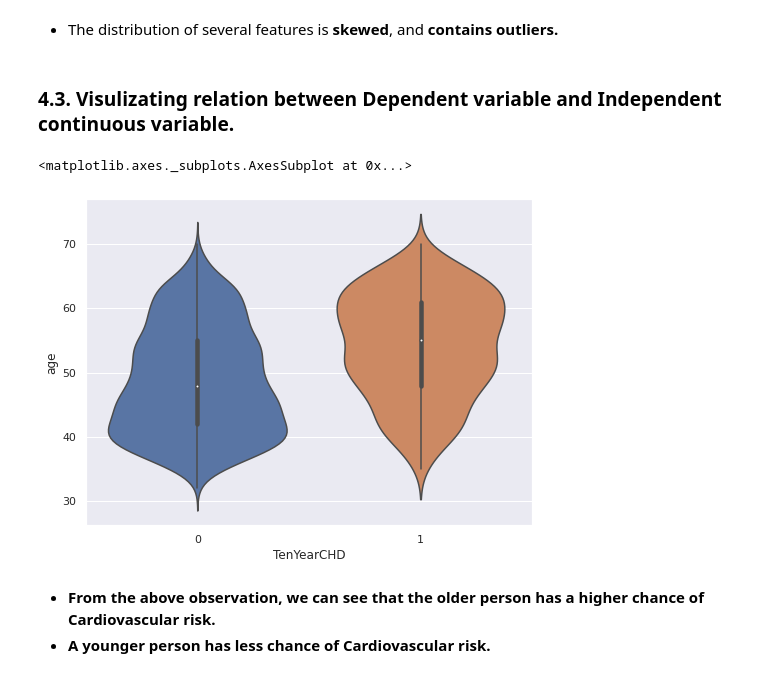
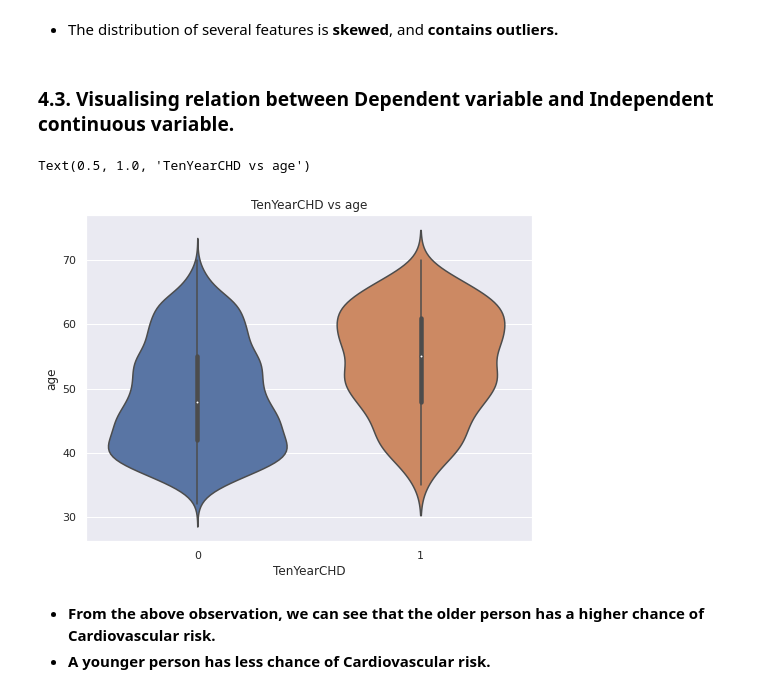
Before and after one commit to vir097/Cardiovascular-Risk-Prediction--Viral-Shewale, a Jupyter notebook: Cardiovascular_risk_prediction_Viral_Shewale.ipynb, the cells around one changed output. Saved outputs shown, nothing was run; the diff lists cells and outputs as text; code cells hidden in the pictures.

```diff
--- a/Cardiovascular_risk_prediction_Viral_Shewale.ipynb
+++ b/Cardiovascular_risk_prediction_Viral_Shewale.ipynb
@@ -409,14 +440,15 @@ for var in continuous_variable:
 # %% [markdown]
 * The distribution of several features is **skewed**, and **contains outliers.**
 # %% [markdown]
-### **4.3. Visulizating relation between Dependent variable and Independent continuous variable.**
+### **4.3. Visualising relation between Dependent variable and Independent continuous variable.**
 # %%
 # TenYearCHD vs age
 plt.figure(figsize=(8,6))
 sns.violinplot(x='TenYearCHD',y='age',data=df,size=6)
+plt.title('TenYearCHD vs age')
 # %% [output]
-<matplotlib.axes._subplots.AxesSubplot at 0x...>
+Text(0.5, 1.0, 'TenYearCHD vs age')
-[figure, old version]
+[figure, new version]
 # %% [markdown]
 * **From the above observation, we can see that the older person has a higher chance of Cardiovascular risk.**
 * **A younger person has less chance of Cardiovascular risk.**
```
Also changed, not shown: parts of 114 cells of this notebook.
